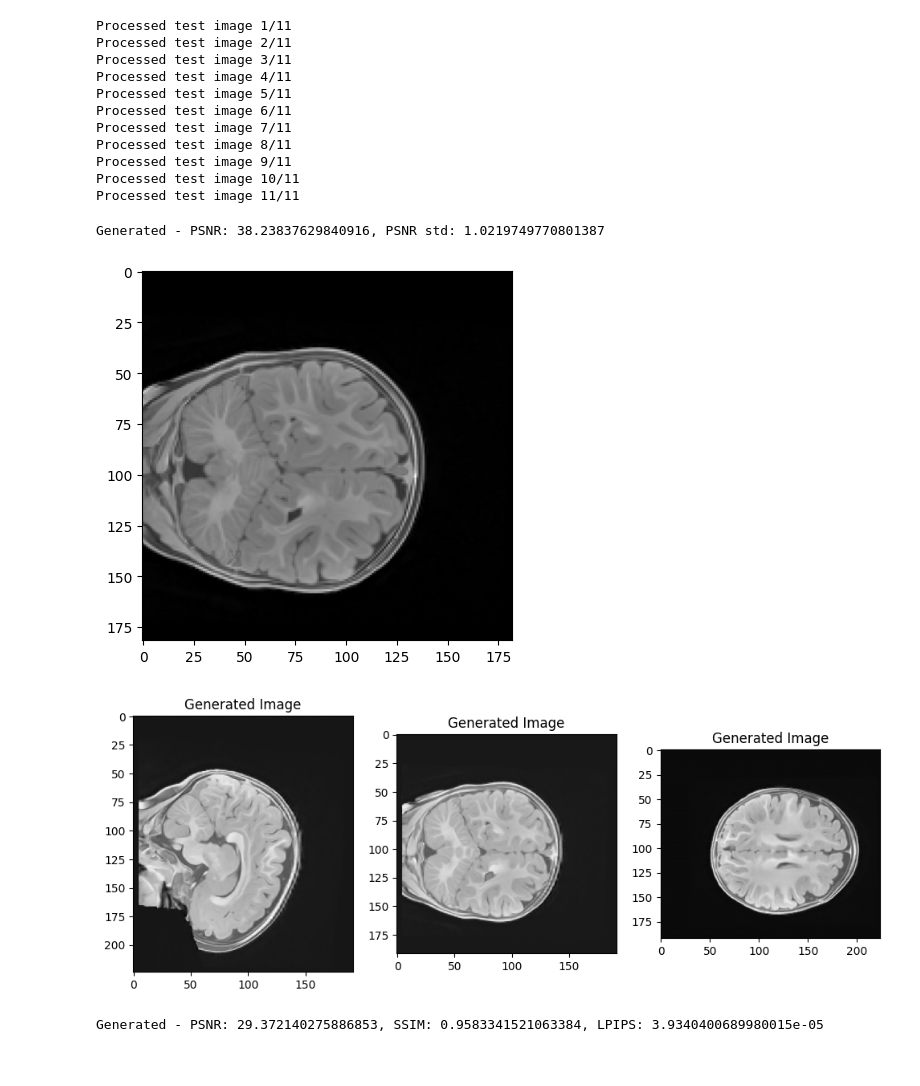
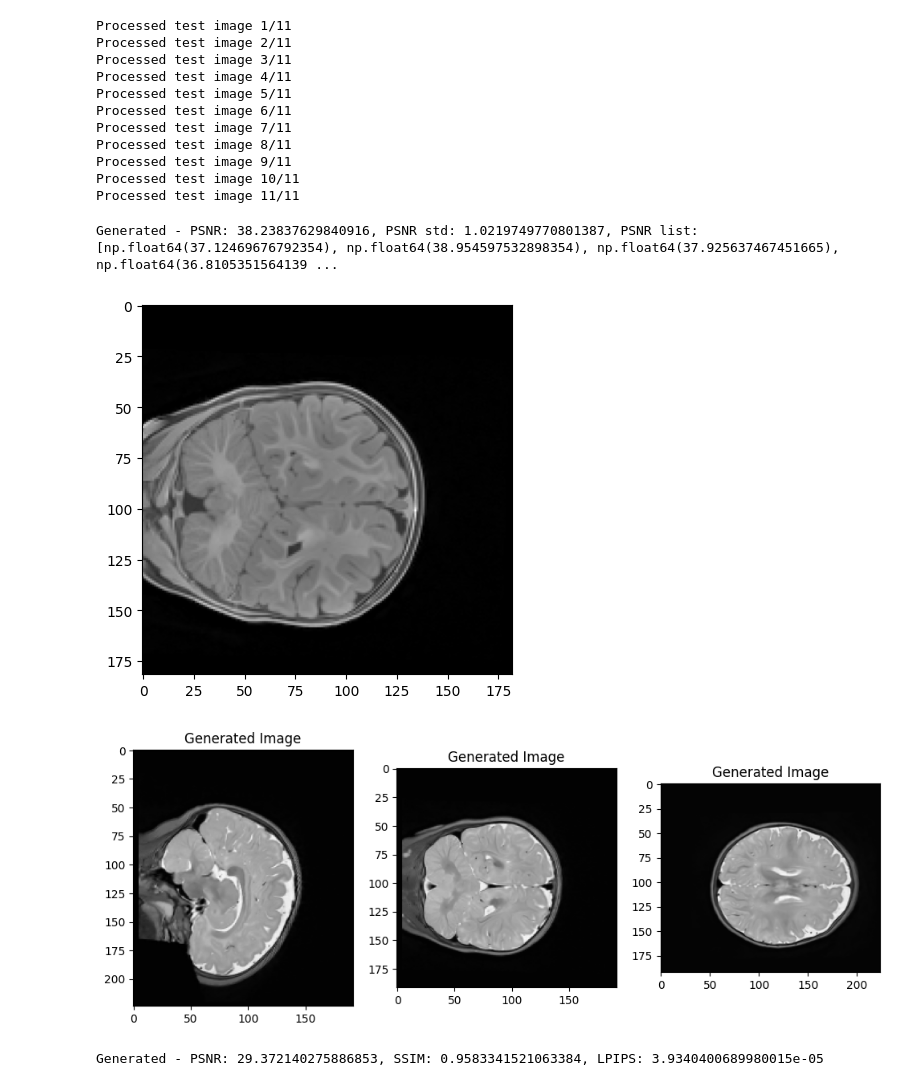
Before and after one commit to almalennartsson-dev/baby-ai-local, a Jupyter notebook: random.ipynb, the cells around one changed output. Saved outputs shown, nothing was run; the diff lists cells and outputs as text; code cells hidden in the pictures.

```diff
--- a/random.ipynb
+++ b/random.ipynb
@@ -282,35 +188,3 @@ Processed test image 8/11
 Processed test image 9/11
 Processed test image 10/11
 Processed test image 11/11
-# %%
-#Test jonathan single input
-
-#load Unet weights
-import torch
-from monai.networks.nets import UNet
-#from unet import UNet
-from monai.networks.layers.factories import Norm
-#from unet import UNet
-DATA_DIR = p.Path.home()/"data"/"bobsrepository"
-
-net = UNet(
-    spatial_dims=3,
-    in_channels=1,
-    out_channels=1,
-    channels=(32, 64, 128, 256, 512, 1024),
-    strides=(2, 2, 2, 2, 2),
-    num_res_units=10,
-    norm=None,
-)
-net.load_state_dict(torch.load(DATA_DIR/"outputs"/"2025-11-24T14:34:18.060842_model_weights.pth", map_location="cpu"))
-
-net.eval()
-with torch.no_grad():
-    all_outputs = []
-    for j in range(len(test_jon_t2_patches)):
-        input = torch.tensor(test_jon_t2_patches[j]).float()
-        input = input.unsqueeze(0).unsqueeze(0)  # (1, 1, 64, 64, 64)
-        output = net(input)
-        all_outputs.append(output.squeeze(0).squeeze(0).cpu().numpy())  # (64, 64, 64)
-    print(len(all_outputs), len(all_outputs[0]), len(all_outputs[0][0]), len(all_outputs[0][0][0]))
-    gen_reconstructed = reconstruct_from_patches(all_outputs, target_shape, stride)
@@ -486,6 +344,9 @@ Processed test image 11/11
 # deep unet with 2 residual units 2026-01-02T20:20:22.571459_model_weights.pth
 # deep unet with 18 residual units 2025-12-16T16:30:48.046569_model_weights.pth
 # deep unet with 0 residual units 2025-12-17T11:15:16.397184_model_weights.pth
+# 15x augmented preliminary results 7 epochs: 2026-02-06T12:33:53.756051_model_weights.pth best config setup
+# 15x augmented 2026-02-11T16:01:49.974553_model_weights.pth 64 patches, 2 residual (best epoch 8)
+# 12x augemented 2026-02-13T13:14:12.904631_model_weights.pth 32 p, 10 res, batch size 32, 40 epochs
 
 #load Unet weights
 import torch
@@ -499,12 +360,12 @@ net = UNet(
     spatial_dims=3,
     in_channels=2,
     out_channels=1,
-    channels=(16, 32, 64, 128, 256),
-    strides=(2, 2, 2, 2),
-    num_res_units=2,
+    channels=(32, 64, 128, 256, 512, 1024),
+    strides=(2, 2, 2, 2, 2),
+    num_res_units=10,
     norm=None,
 )
-net.load_state_dict(torch.load(DATA_DIR/"outputs"/"2025-10-16T23:05:46.875504_model_weights.pth", map_location="cpu"))
+net.load_state_dict(torch.load(DATA_DIR/"outputs"/"2026-02-15T11:23:48.627180_model_weights.pth", map_location="cpu"))
 
 generated_images = []
 real_images = []
@@ -1008,9 +869,9 @@ Processed test image 10/11
 Processed test image 11/11
 # %%
 ci_metrics = calculate_CI(real_images, generated_images)
-print(f"Generated - PSNR: {ci_metrics['psnr']}, PSNR std: {ci_metrics['psnr_std']}")
+print(f"Generated - PSNR: {ci_metrics['psnr']}, PSNR std: {ci_metrics['psnr_std']}, PSNR list:{ci_metrics['psnr_list']}")
 # %% [output]
-Generated - PSNR: 38.23837629840916, PSNR std: 1.0219749770801387
+Generated - PSNR: 38.23837629840916, PSNR std: 1.0219749770801387, PSNR list:[np.float64(37.12469676792354), np.float64(38.954597532898354), np.float64(37.925637467451665), np.float64(36.8105351564139 ...
 # %%
 #Check all images look correctly reconstructed
 import matplotlib.pyplot as plt
@@ -1019,25 +880,25 @@ for i in range(len(generated_images)):
 # %%
 plt.imshow(nib.load(t1_files[60]).get_fdata()[:,nib.load(t1_files[60]).shape[2]//2,:], cmap='gray')
 
 #plot middle slice of first generated image
 import matplotlib.pyplot as plt
 mid_slice = target_shape[0] // 2
 plt.figure(figsize=(12, 8))
 plt.subplot(1,3,1)
 plt.title("Generated Image")
 plt.imshow(generated_images[0][mid_slice,:,:], cmap='gray')
 plt.subplot(1,3,2)
 plt.title("Generated Image")
 plt.imshow(generated_images[0][:,mid_slice,:], cmap='gray')
 plt.subplot(1,3,3)
 plt.title("Generated Image")
 plt.imshow(generated_images[0][:,:,mid_slice], cmap='gray')
 plt.show()
 
-nib.save(nib.Nifti1Image(t1_images[0], affine=ref_img.affine), "/Users/al1612le/images/t1w_real.nii.gz")
+nib.save(nib.Nifti1Image(generated_images[-1], affine=ref_img.affine), "/Users/al1612le/images/last_deep.nii.gz")
 # %% [output]
 [figure]
-[figure, old version]
+[figure, new version]
 # %%
 #calclulate metrics
 metrics = calculate_metrics(real_images, generated_images)
```
Also changed, not shown: parts of 12 cells of this notebook, 15 other files.
